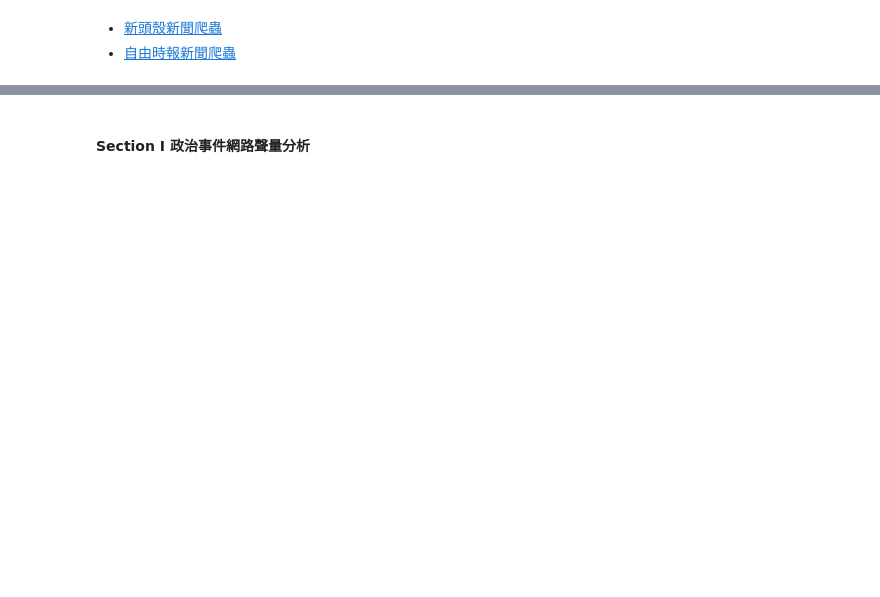
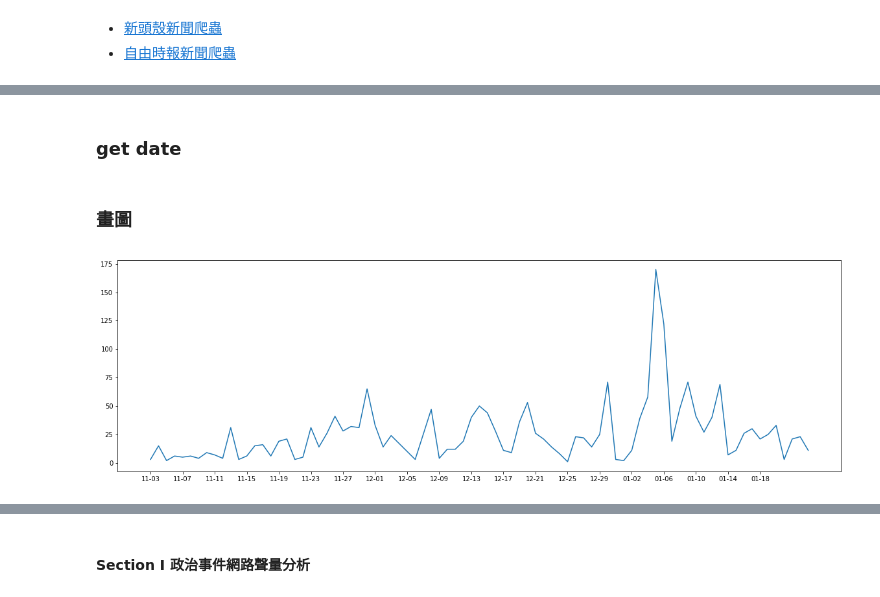
Before and after one commit to MiccWan/political-news-analysis, a Jupyter notebook: final_report.ipynb, the cells around one changed output, grey strips where cells are left out. Saved outputs shown, nothing was run; the diff lists cells and outputs as text; code cells hidden in the pictures; blank space fills up the shorter version.

```diff
--- a/final_report.ipynb
+++ b/final_report.ipynb
@@ -23,0 +269,2 @@
+# %% [markdown]
+### get date
@@ -23,0 +279,47 @@
+# %%
+# 每日詞數
+wn_by_day = {}
+for i in range(len(date_index)-1):
+#     print(date_index[i+1])
+    oneday_news = data[date_index[i]: date_index[i+1]]
+    oneday_dict = [news['cutted_dict'] for news in oneday_news]
+    current_word_dict = merge_one_day_news_dict(oneday_dict)
+#     print(all_date[i])
+    wn_by_day[all_date[i]] = current_word_dict
+# %%
+# 每日詞頻
+tf_by_day = {}
+for i in range(len(date_index)-1):
+    oneday_news = data[date_index[i]: date_index[i+1]]
+    oneday_dict = [news['cutted_dict'] for news in oneday_news]
+    current_word_dict = merge_one_day_news_dict(oneday_dict, divide=number_of_terms[i])
+#     print(all_date[i])
+    tf_by_day[all_date[i]] = current_word_dict
+# %%
+# 每天出現的字
+occur_by_day = {}
+for i in range(len(date_index)-1):
+    oneday_news = data[date_index[i]: date_index[i+1]]
+    oneday_dict = [news['cutted_dict'] for news in oneday_news]
+    current_word_dict = merge_one_day_news_dict(oneday_dict, count='occur', divide=number_of_news[i])
+#     print(all_date[i])
+    occur_by_day[all_date[i]] = current_word_dict
+# %%
+df = pd.DataFrame(wn_by_day)
+df = df.fillna(0)
+
+df_tf = pd.DataFrame(tf_by_day)
+df_tf = df_tf.fillna(0)
+
+df_occur = pd.DataFrame(occur_by_day)
+df_occur = df_occur.fillna(0)
+# %% [markdown]
+### 畫圖
+# %%
+# word times
+plt.figure(figsize=(20,6))
+plt.plot(aall_date[147:], df.loc['蔡英文']['2018-11-01':], label='蔡英文')
+plt.xticks(list(range(0, 80, 4)), [aall_date[-150::-1][i] for i in range(0, 80, 4)])
+plt.show()
+# %% [output]
+[figure, added]
```
Also changed, not shown: parts of 38 cells of this notebook, 7 other files.
